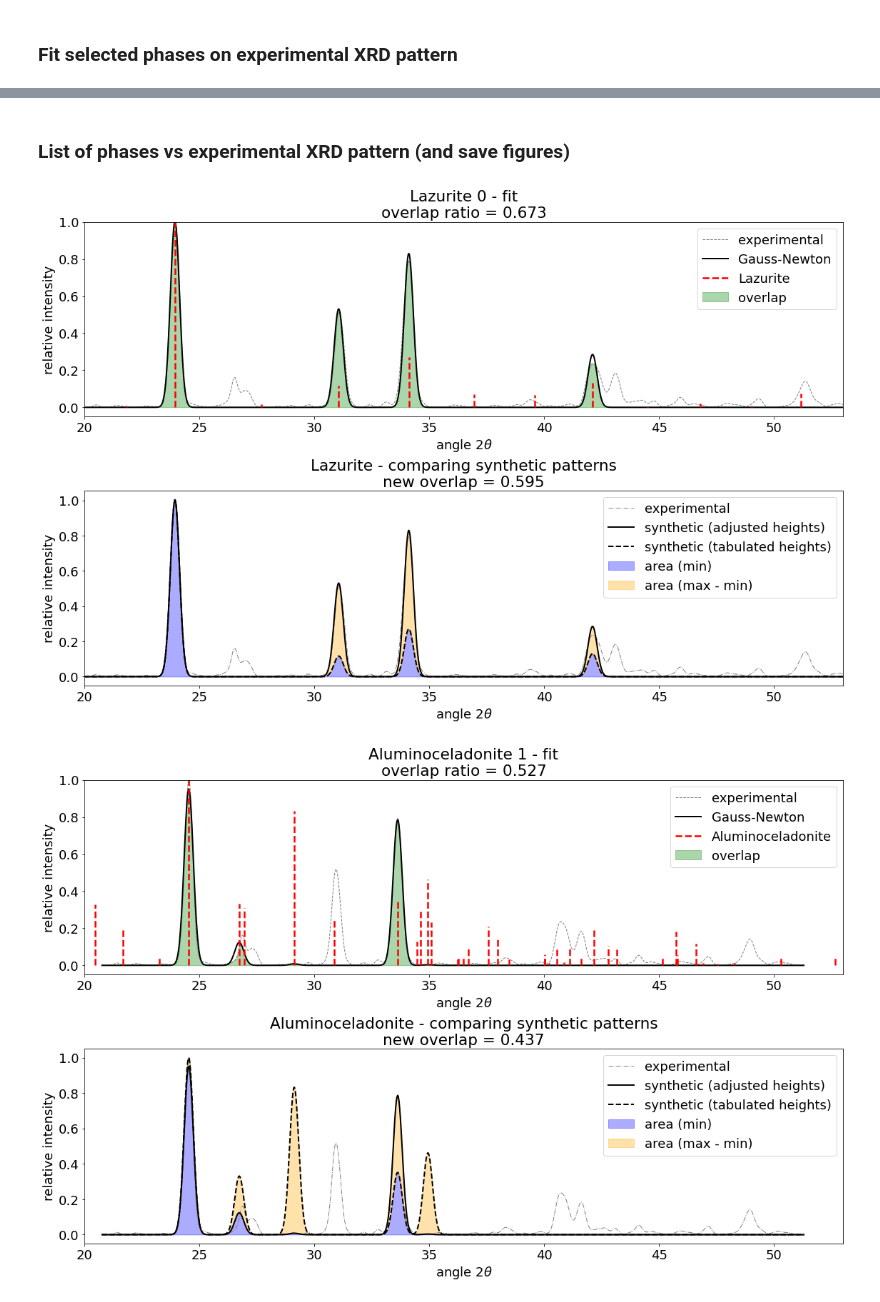
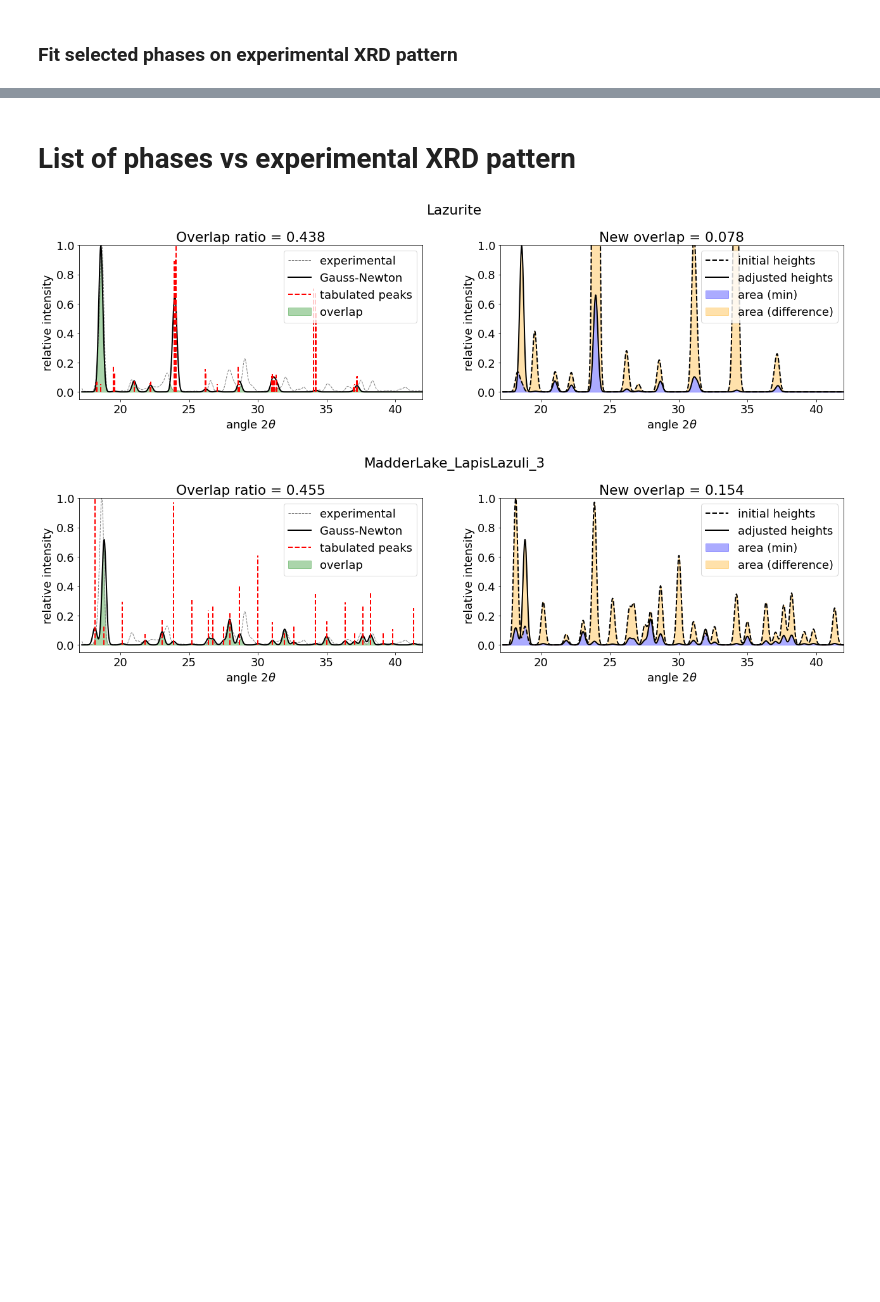
Before and after one commit to DarioZappala/XRDAnalysis, a Jupyter notebook: XRD_1p_exploration.ipynb, the cells around one changed output, grey strips where cells are left out. Drawn from its saved outputs; the diff is of its cells as text; code cells hidden in the pictures; blank space fills up the shorter version.

```diff
--- a/XRD_1p_exploration.ipynb
+++ b/XRD_1p_exploration.ipynb
@@ -138,8 +122,8 @@ show()
 - `elements_chosen`: Elements that need to be in the selected phases.
 - `elements_excluded`: Elements that must not be in the selected phases.
 # %%
-elements_chosen = ['Si', 'Al']
-elements_excluded = []
+elements_chosen = ['Na']
+elements_excluded = ['Pb', 'Co', 'Ni', 'Cd', 'Li']
 # DO NOT EXCLUDE: Al, Ca, Cl, P, S, Si
 
 df_phases = DataFrame(columns = ['Name in database', 'Chemical formula', 'N. of samples'])
@@ -346,14 +234,22 @@ show()
 # %% [markdown]
-### List of phases vs experimental XRD pattern (and save figures)
+# List of phases vs experimental XRD pattern
 # %%
 rcParams['font.size'] = 18
 
+### Fit parameters ###
+min_theta = 17
+max_theta = 42
+min_intensity = 0.05   # among the tabulated peaks, selects only the ones above this threshold of intensity (scale between 0 and 1)
+first_n_peaks = None   # selects the first n most intense peaks (if None, leaves all the peaks)
+sigma = 0.15           # sigma used in the peaks of synthetic diffraction patterns
+
+### Calibration parameters ###
 # adjust_calibration: if False, initial calibration is kept; if True, calibration is adjusted depending on the value of 'phase_calibration'.
 # If phase_calibration is set to a specific phase, the calibration with that phase will be used for the exploration of all the phases.
 # If phase_calibration is set to None, each phase is calibrated on experimental XRD pattern.
-adjust_calibration = True
-phase_calibration = database['Lazurite'][0]
-#phase_calibration = None
+adjust_calibration = False
+#phase_calibration = database['Lazurite'][0]
+phase_calibration = None
 
 ###
 
@@ -385,43 +281,46 @@ for i in range(df_phases_sel.shape[0]):
 
     z_min = minimum(gn.z(), gn.z0())
     z_max = maximum(gn.z(), gn.z0())
-    z_diff = abs(z_min - z_max)
     overlap = z_min.sum() / z_max.sum()
 
     ### Plot ###
 
-    fig, axs = subplots(2, 1, figsize = (16, 10))
-    fig.tight_layout(h_pad = 4)
+    fig, axs = subplots(1, 2, figsize = (18, 5))
+    fig.tight_layout(w_pad = 4)
+    fig.subplots_adjust(top = 0.8)   # To shift the title
 
     ax = axs[0]
     sca(ax)
     gn.plot_spectrum(c = 'grey', ls = '--', lw = 1, label = 'experimental')
     gn.plot(c = 'black', ls = '-', lw = 2, label = 'Gauss-Newton')
-    gn.phase.plot(lw = 2.5, alpha = 1)
+    gn.phase.plot(min_theta = min_theta, max_theta = max_theta, min_intensity = min_intensity,
+        first_n_peaks = first_n_peaks, lw = 2, alpha = 1, label = 'tabulated peaks')
     ax.fill_between(gn.theta.squeeze(), gn.overlap(), color = 'g', alpha = 0.33, label = 'overlap')
     ax.legend(frameon = True, loc = 'upper right')
     ax.set_xlim(min_theta, max_theta)
     ax.set_ylim(-0.05, 1)
     ax.set_xlabel(r'angle $2\theta$')
     ax.set_ylabel(r'relative intensity')
-    ax.set_title(f'{phase_name} {phase_sample} - fit\noverlap ratio = {gn.overlap_area_ratio():.3f}')
+    ax.set_title(f'Overlap ratio = {gn.overlap_area_ratio():.3f}')
 
     ax = axs[1]
     sca(ax)
-    gn.plot_spectrum(c = 'grey', ls = '-.', lw = 1, label = 'experimental')
-    ax.plot(gn.theta, gn.z(), c = 'black', ls = '-', lw = 2, label = 'synthetic (adjusted heights)')
-    ax.plot(gn.theta, gn.z0(), c = 'black', ls = '--', lw = 2, label = 'synthetic (tabulated heights)')
+    ax.plot(gn.theta, gn.z0(), c = 'black', ls = '--', lw = 2, label = 'initial heights')
+    ax.plot(gn.theta, gn.z(), c = 'black', ls = '-', lw = 2, label = 'adjusted heights')
     ax.fill_between(gn.theta, z_min, color = 'blue', alpha = 0.33, label = 'area (min)')
-    ax.fill_between(gn.theta, z_max, z_min, color = 'orange', alpha = 0.33, label = 'area (max - min)')
+    ax.fill_between(gn.theta, z_max, z_min, color = 'orange', alpha = 0.33, label = 'area (difference)')
     ax.legend(frameon = True, loc = 'upper right')
     ax.set_xlim(min_theta, max_theta)
+    ax.set_ylim(-0.05, 1)
     ax.set_xlabel(r'angle $2\theta$')
     ax.set_ylabel('relative intensity')
-    ax.set_title(f'{gn.label} - comparing synthetic patterns\nnew overlap = {overlap:.3f}')
+    ax.set_title(f'New overlap = {overlap:.3f}')
+
+    fig.suptitle(phase_name)
 
     savefig(f'{path_phases_check}{clean_phase_name(phase_name)} check_fit.png', bbox_inches = 'tight', dpi = 300)
     show()
     close(fig)
 # %% [output]
-[figure, old version]
+[figure, new version]
-[figure, old version]
+[figure, new version]
```
Also changed, not shown: parts of 25 cells of this notebook, 4 other files.
